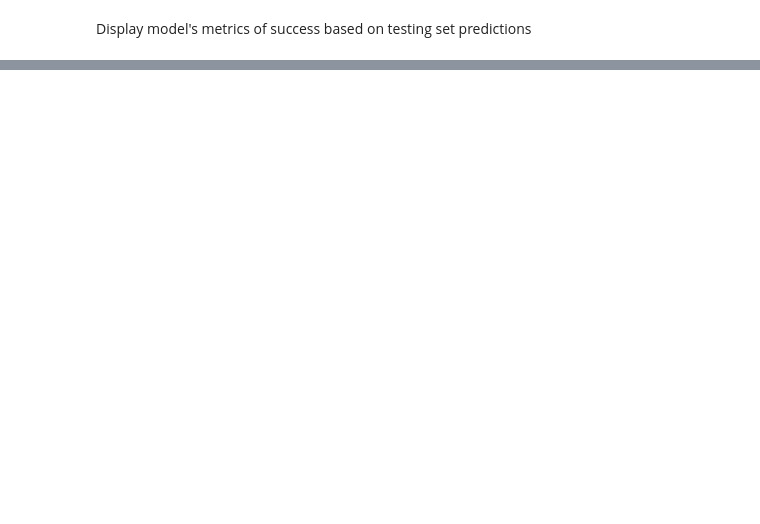
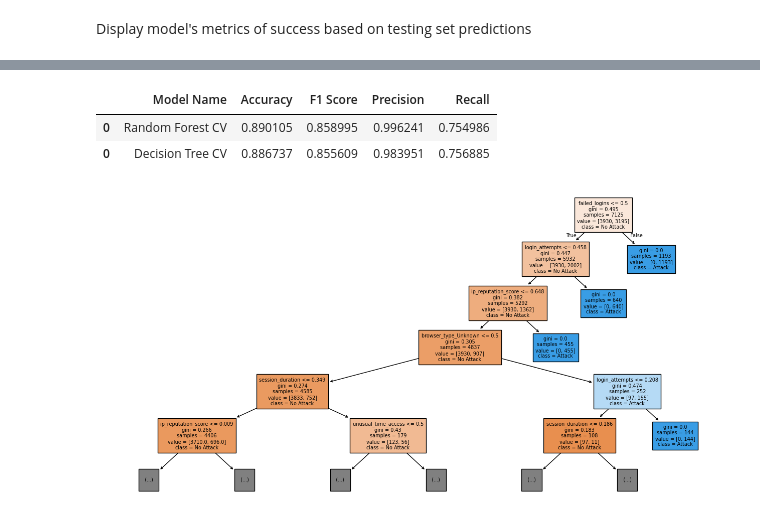
Before and after one commit to nathan-tuo/ids-learning-model, a Jupyter notebook: ids.ipynb, the cells around one changed output, grey strips where cells are left out. Cells and saved outputs as stored; diff of their text form; code cells hidden in the pictures; blank space fills up the shorter version.

```diff
--- a/ids.ipynb
+++ b/ids.ipynb
@@ -194,0 +181,16 @@ Please note that the accuracy for testing sets is higher due to the relatively s
+# %%
+tree_params = {
+    "max_depth": [None, 10, 20, 30],
+    "min_samples_split": [2, 5, 10],
+    "min_samples_leaf": [1, 2, 4]
+}
+tree_scoring = {
+    "accuracy": "accuracy",
+    "f1": "f1",
+    "roc_auc": "roc_auc"
+}
+# %%
+tree = DecisionTreeClassifier(random_state = 42)
+
+tree_cv = GridSearchCV(tree, tree_params, scoring = tree_scoring, cv = 3, refit = "f1", n_jobs = -1, verbose = 2)
+tree_cv.fit(X_train, y_train)
@@ -194,0 +209,12 @@ Please note that the accuracy for testing sets is higher due to the relatively s
+# %%
+table
+# %% [output]
+|  | Model Name | Accuracy | F1 Score | Precision | Recall |
+| 0 | Random Forest CV | 0.890105 | 0.858995 | 0.996241 | 0.754986 |
+| 0 | Decision Tree CV | 0.886737 | 0.855609 | 0.983951 | 0.756885 |
+# %%
+plt.subplots(figsize = (16,8))
+plot_tree(tree_cv.best_estimator_, filled = True, feature_names = X.columns, class_names = ["No Attack", "Attack"], fontsize = 7, max_depth = 5)
+plt.show()
+# %% [output]
+[figure, added]
```
Also changed, not shown: parts of 29 cells of this notebook, 7 other files.
